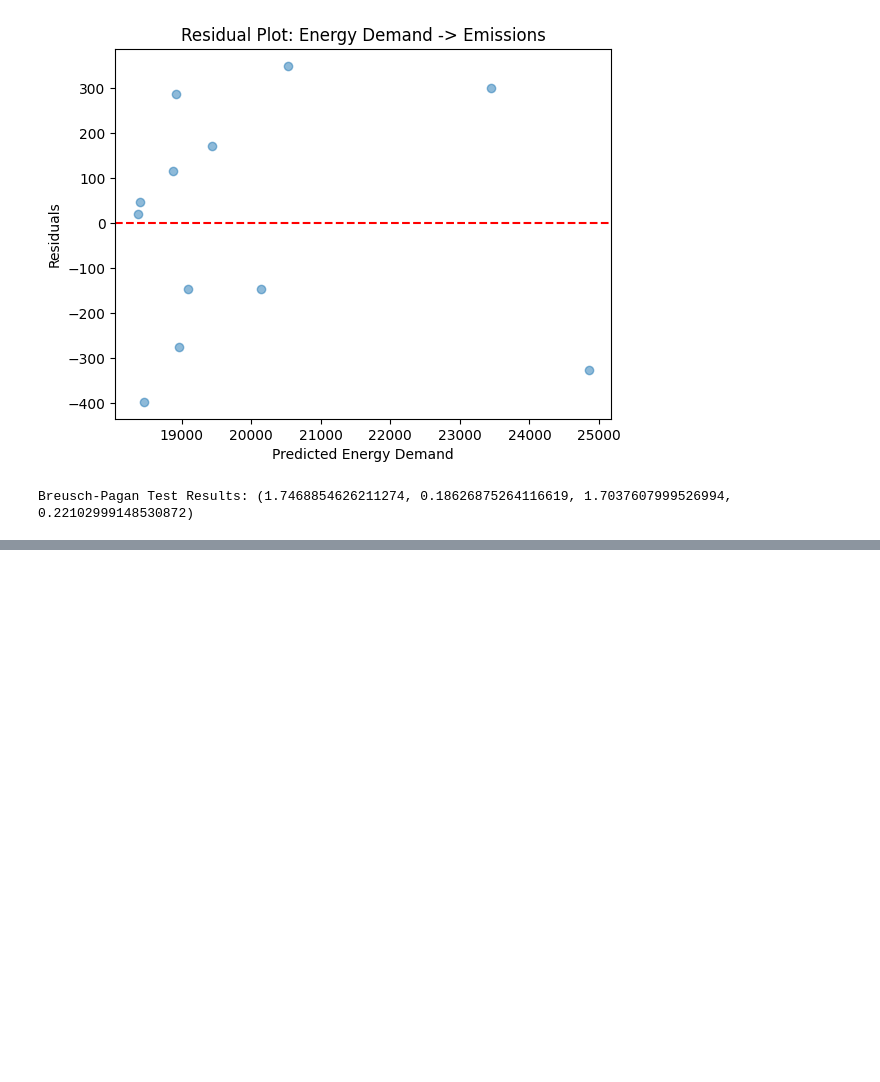
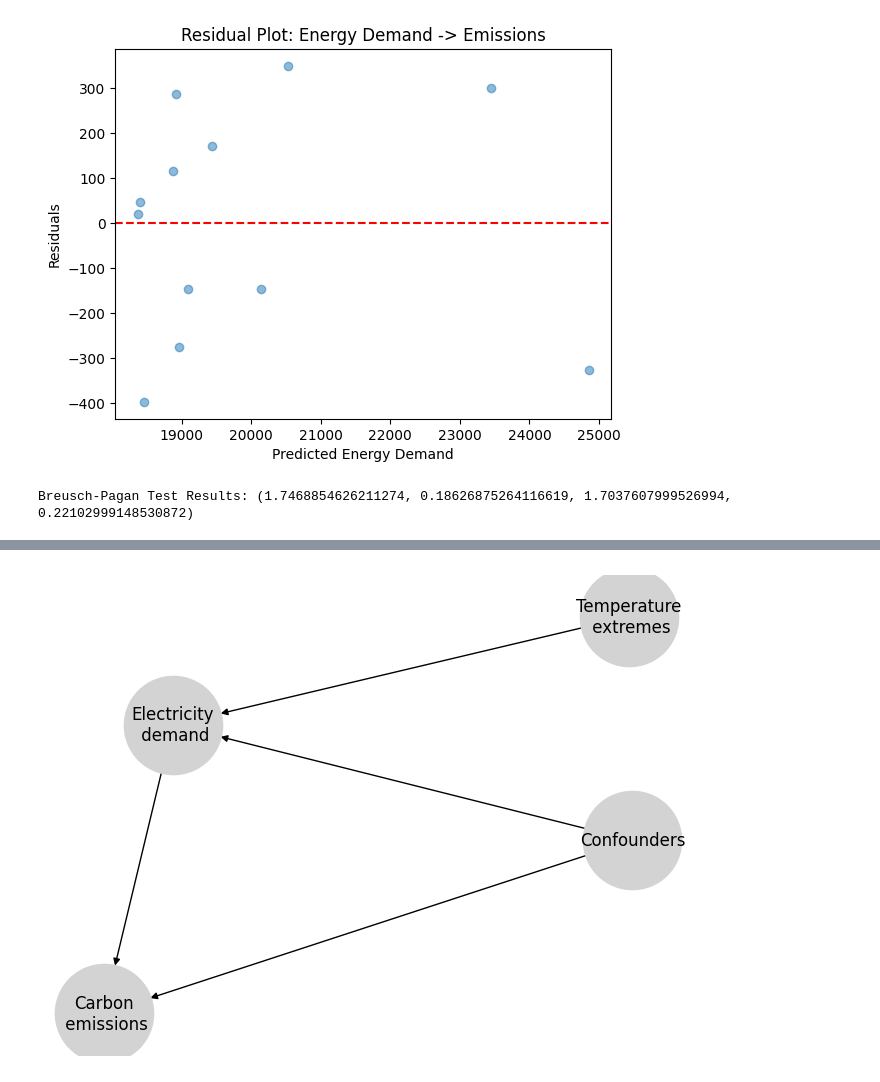
Before and after one commit to nlemoff/data102project, a Jupyter notebook: Checkpoint2_work.ipynb, the cells around one changed output, grey strips where cells are left out. Cells and saved outputs as stored; diff of their text form; code cells hidden in the pictures; blank space fills up the shorter version.

Commit message:
Added causal dag

```diff
--- a/Checkpoint2_work.ipynb
+++ b/Checkpoint2_work.ipynb
@@ -278,0 +270,22 @@ fatal: not a git repository (or any of the parent directories): .git
+# %%
+import networkx as nx
+import matplotlib.pyplot as plt
+
+# Create causal dag
+cg = nx.DiGraph()
+
+# Variable strings
+elde = 'Electricity\n demand'
+caem = 'Carbon\n emissions'
+temex = 'Temperature\n extremes'
+
+#confounders
+
+ecac = 'Economic\nActivity'
+enpo = 'Energy\npolicies'
+inim = 'Industrial\nimpact'
+
+cg.add_edges_from([(elde, caem), (temex, elde), ('Confounders',elde),('Confounders',caem)])
+nx.draw(cg, with_labels=True,node_size=5000, node_color='lightgray')
+# %% [output]
+[figure, added]
```
Also changed, not shown: parts of 3 cells of this notebook.
